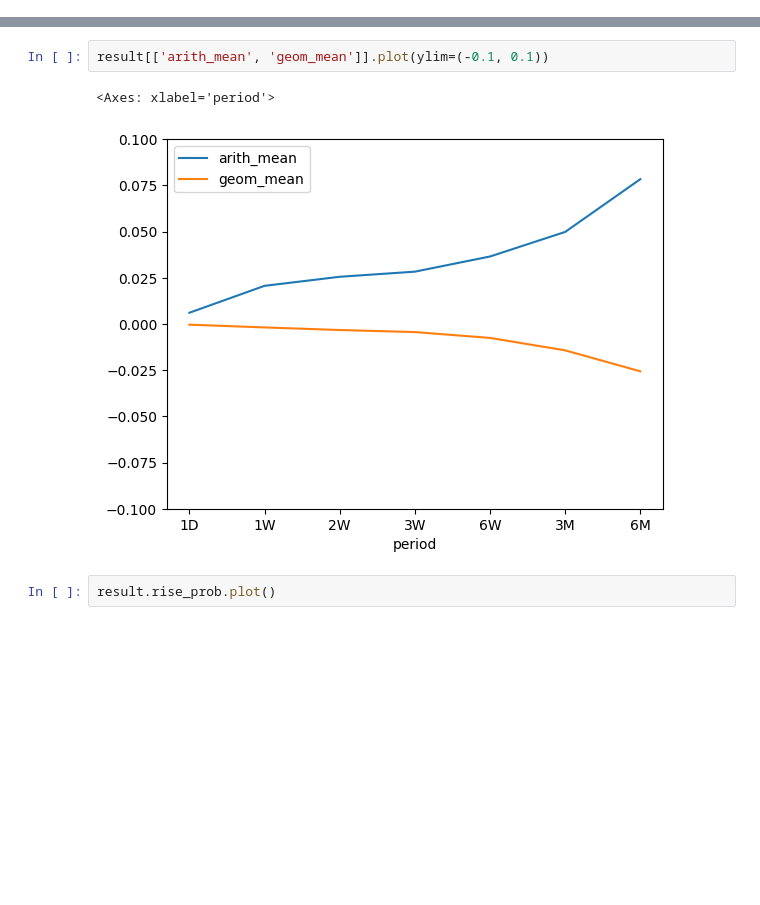
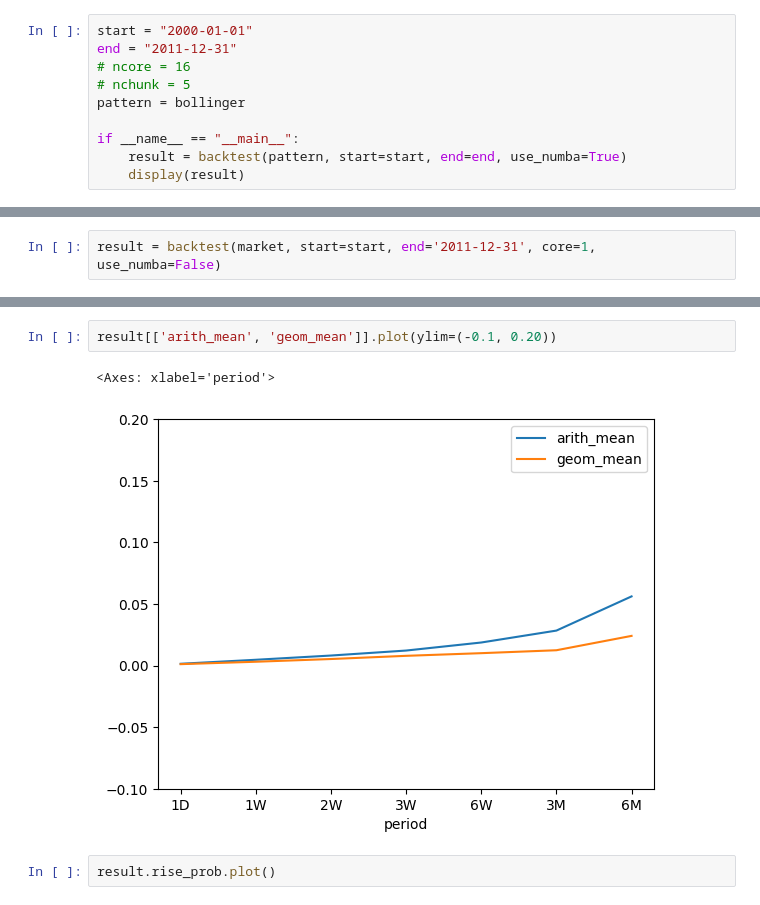
Before and after one commit to gem763/metricstudio, a Jupyter notebook: main.ipynb, the cells around one changed output, grey strips where cells are left out. Cells and saved outputs as stored; diff of their text form; blank space fills up the shorter version.

```diff
--- a/main.ipynb
+++ b/main.ipynb
@@ -59,0 +76,10 @@ result
+# %%
+start = "2000-01-01"
+end = "2011-12-31"
+# ncore = 16
+# nchunk = 5
+pattern = bollinger
+
+if __name__ == "__main__":
+    result = backtest(pattern, start=start, end=end, use_numba=True)
+    display(result)
@@ -59,0 +102,2 @@ result
+# %%
+result = backtest(market, start=start, end='2011-12-31', core=1, use_numba=False)
@@ -65,8 +144,8 @@ result[['arith_mean', 'geom_mean']].plot(ylim=(-0.1, 0.1))
 # %%
-result[['arith_mean', 'geom_mean']].plot(ylim=(-0.1, 0.1))
+result[['arith_mean', 'geom_mean']].plot(ylim=(-0.1, 0.20))
 # %% [output]
 <Axes: xlabel='period'>
-[figure, old version]
+[figure, new version]
 # %%
 result.rise_prob.plot()
 # %% [output]
```
Also changed, not shown: parts of 15 cells of this notebook, 2 other files.
